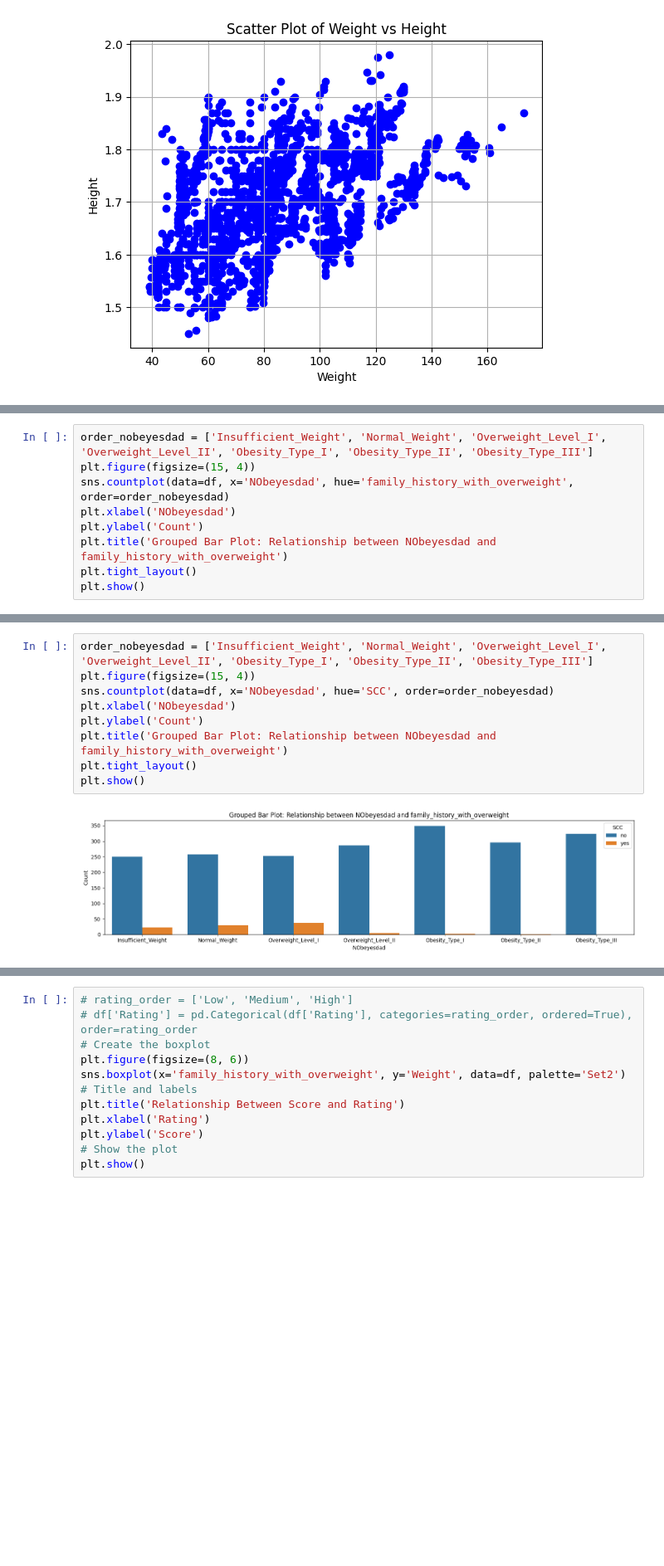
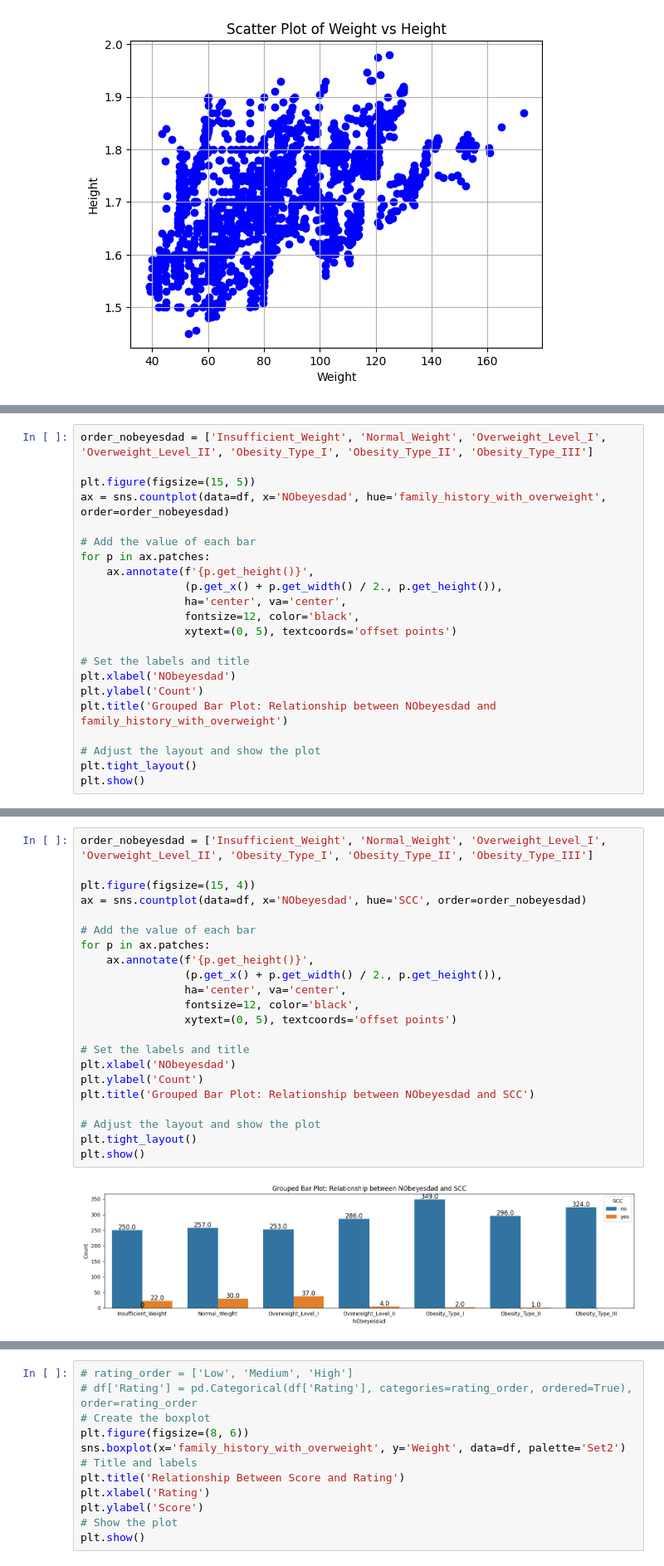
Before and after one commit to dang-nguyendd/ds_data_modelling, a Jupyter notebook: s3759957.ipynb, the cells around one changed output, grey strips where cells are left out. Shown at 83% size. Drawn from its saved outputs; the diff is of its cells as text; blank space fills up the shorter version.

```diff
--- a/s3759957.ipynb
+++ b/s3759957.ipynb
@@ -375,10 +383,23 @@ Hypothesis: The taller you are, the more you weigh
 # %%
 order_nobeyesdad = ['Insufficient_Weight', 'Normal_Weight', 'Overweight_Level_I', 'Overweight_Level_II', 'Obesity_Type_I', 'Obesity_Type_II', 'Obesity_Type_III']
-plt.figure(figsize=(15, 4))
-sns.countplot(data=df, x='NObeyesdad', hue='family_history_with_overweight', order=order_nobeyesdad)
+
+plt.figure(figsize=(15, 5))
+ax = sns.countplot(data=df, x='NObeyesdad', hue='family_history_with_overweight', order=order_nobeyesdad)
+
+# Add the value of each bar
+for p in ax.patches:
+    ax.annotate(f'{p.get_height()}',
+                (p.get_x() + p.get_width() / 2., p.get_height()),
+                ha='center', va='center',
+                fontsize=12, color='black',
+                xytext=(0, 5), textcoords='offset points')
+
+# Set the labels and title
 plt.xlabel('NObeyesdad')
 plt.ylabel('Count')
 plt.title('Grouped Bar Plot: Relationship between NObeyesdad and family_history_with_overweight')
+
+# Adjust the layout and show the plot
 plt.tight_layout()
 plt.show()
 # %% [output]
@@ -388,11 +413,24 @@ Hypothesis: People who monitor their health daily are less likely to have obesit
 # %%
 order_nobeyesdad = ['Insufficient_Weight', 'Normal_Weight', 'Overweight_Level_I', 'Overweight_Level_II', 'Obesity_Type_I', 'Obesity_Type_II', 'Obesity_Type_III']
+
 plt.figure(figsize=(15, 4))
-sns.countplot(data=df, x='NObeyesdad', hue='SCC', order=order_nobeyesdad)
+ax = sns.countplot(data=df, x='NObeyesdad', hue='SCC', order=order_nobeyesdad)
+
+# Add the value of each bar
+for p in ax.patches:
+    ax.annotate(f'{p.get_height()}',
+                (p.get_x() + p.get_width() / 2., p.get_height()),
+                ha='center', va='center',
+                fontsize=12, color='black',
+                xytext=(0, 5), textcoords='offset points')
+
+# Set the labels and title
 plt.xlabel('NObeyesdad')
 plt.ylabel('Count')
-plt.title('Grouped Bar Plot: Relationship between NObeyesdad and family_history_with_overweight')
+plt.title('Grouped Bar Plot: Relationship between NObeyesdad and SCC')
+
+# Adjust the layout and show the plot
 plt.tight_layout()
 plt.show()
 # %% [output]
-[figure, old version]
+[figure, new version]
```
Also changed, not shown: parts of 15 cells of this notebook.
